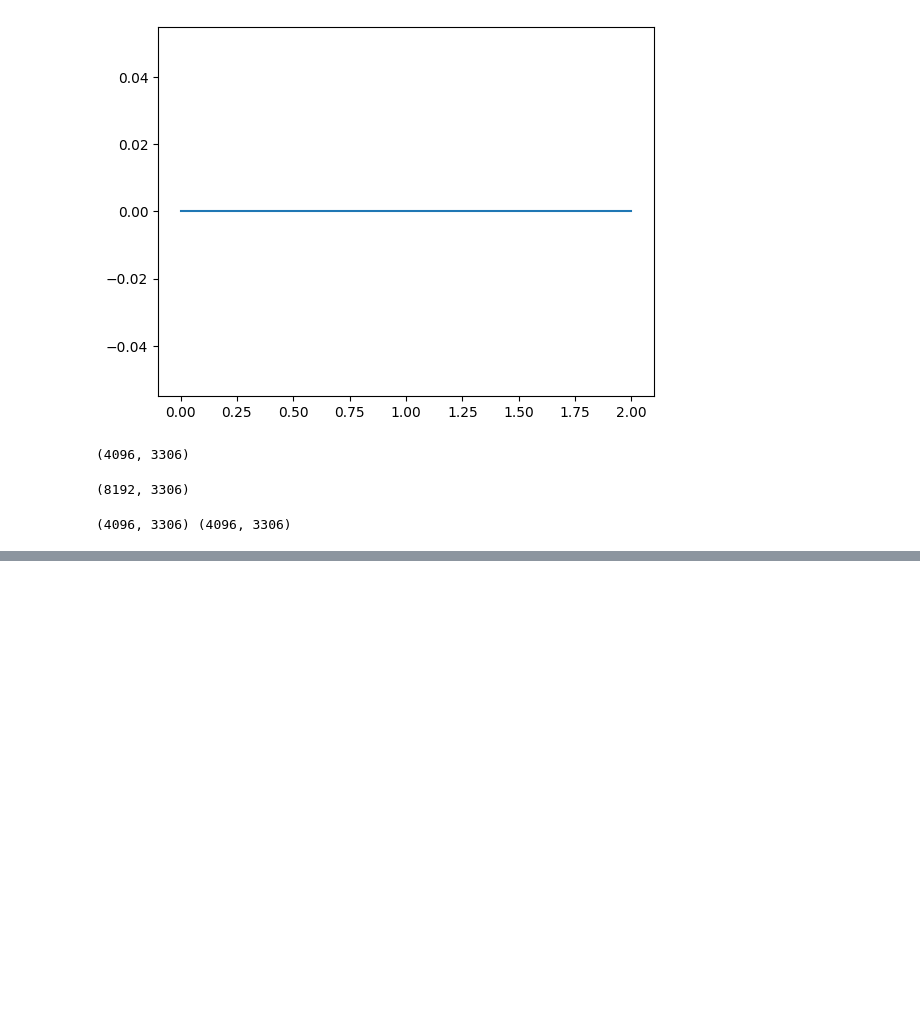
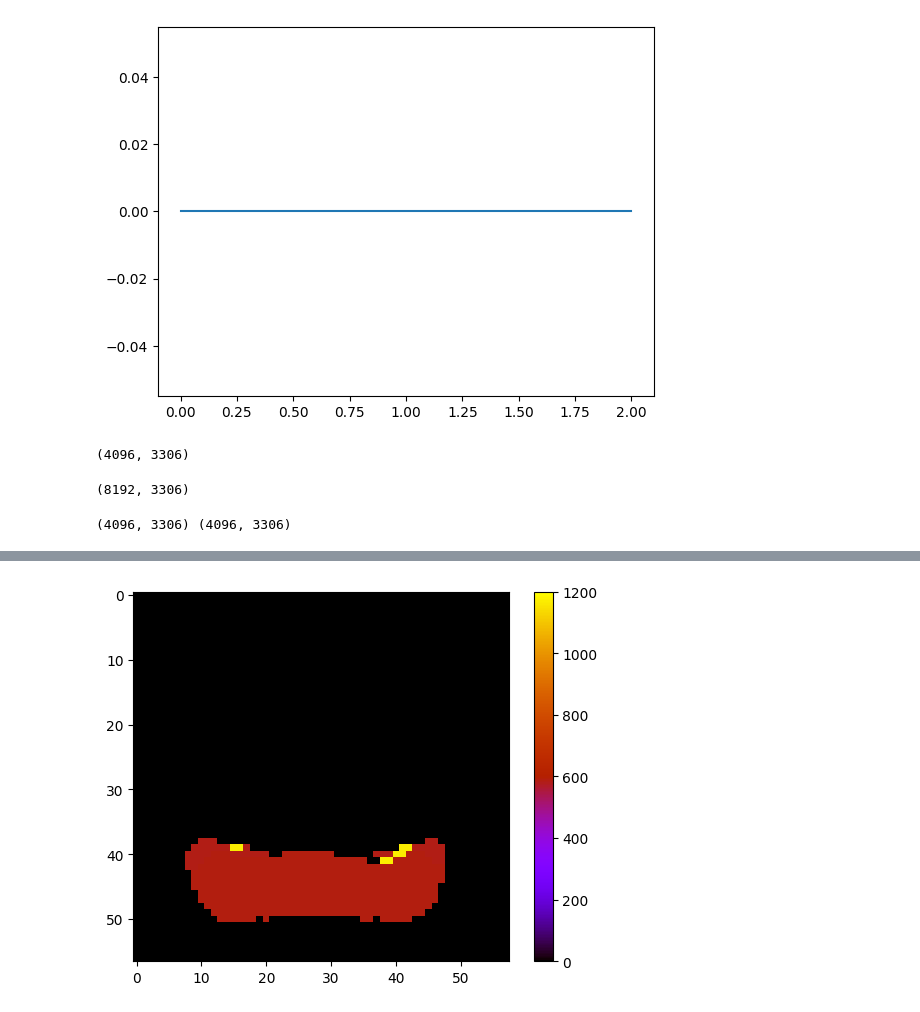
Before and after one commit to CaffineAddic/Wavelet_transforms_in_schlieren_flame_images, a Jupyter notebook: harr_transform_german.ipynb, the cells around one changed output, grey strips where cells are left out. Saved outputs shown, nothing was run; the diff lists cells and outputs as text; code cells hidden in the pictures; blank space fills up the shorter version.

```diff
--- a/harr_transform_german.ipynb
+++ b/harr_transform_german.ipynb
@@ -360,0 +298,6 @@ plt.colorbar(peg)
+# %%
+peg = plt.imshow(x_data_sort[-1, :].reshape(fft_sig_mean[0,:].shape), cmap="gnuplot")
+plt.colorbar(peg)
+plt.clim(0, 1200)
+# %% [output]
+[figure, added]
```
Also changed, not shown: parts of 58 cells of this notebook, 2 other files.
